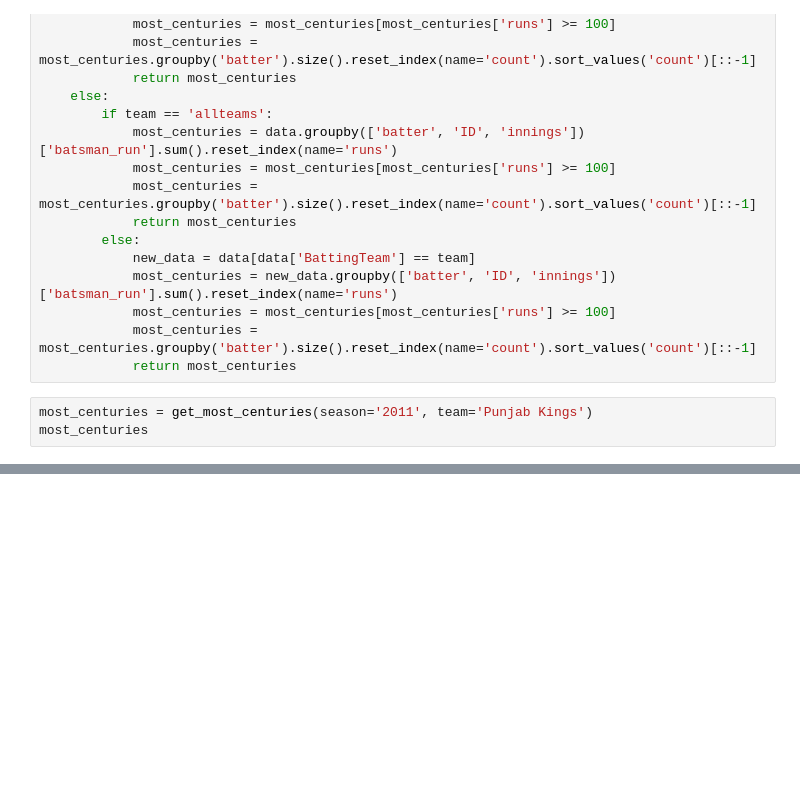
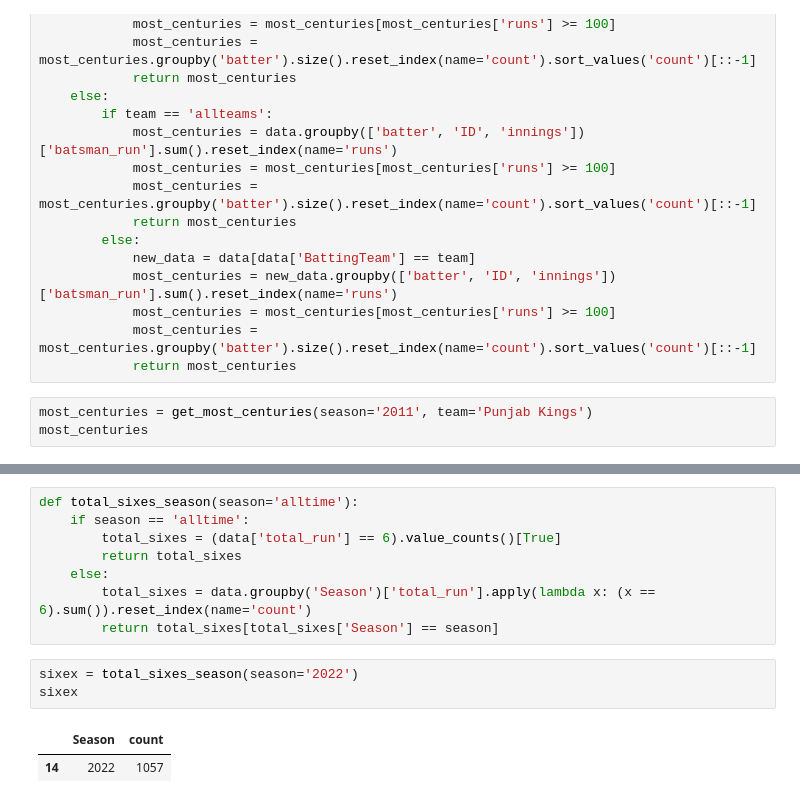
Before and after one commit to ahsmha/IPL-backend, a Jupyter notebook: model/statistics/filters.ipynb, the cells around one changed output, grey strips where cells are left out. Drawn from its saved outputs; the diff is of its cells as text; blank space fills up the shorter version.

```diff
--- a/model/statistics/filters.ipynb
+++ b/model/statistics/filters.ipynb
@@ -247,0 +300,14 @@ most_centuries
+# %%
+def total_sixes_season(season='alltime'):
+    if season == 'alltime':
+        total_sixes = (data['total_run'] == 6).value_counts()[True]
+        return total_sixes
+    else:
+        total_sixes = data.groupby('Season')['total_run'].apply(lambda x: (x == 6).sum()).reset_index(name='count')
+        return total_sixes[total_sixes['Season'] == season]
+# %%
+sixex = total_sixes_season(season='2022')
+sixex
+# %% [output]
+|  | Season | count |
+| 14 | 2022 | 1057 |
```
Also changed, not shown: parts of 7 cells of this notebook, 13 other files.
